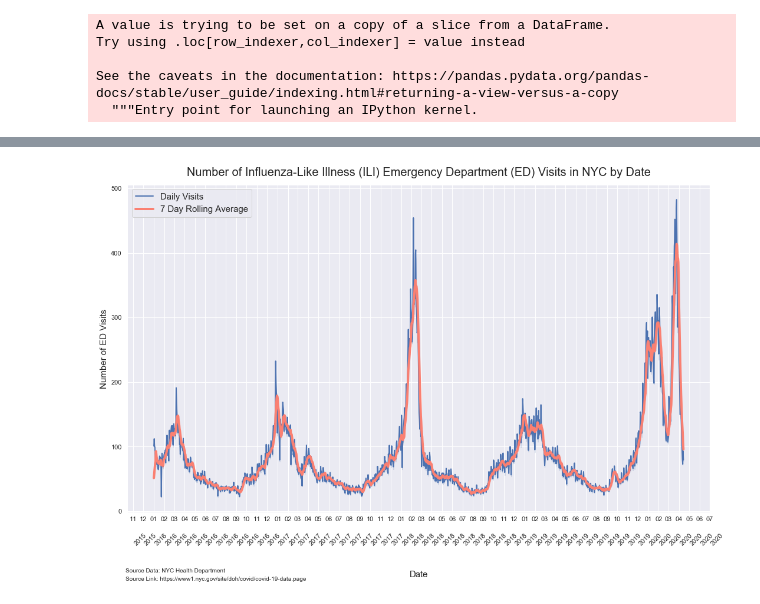
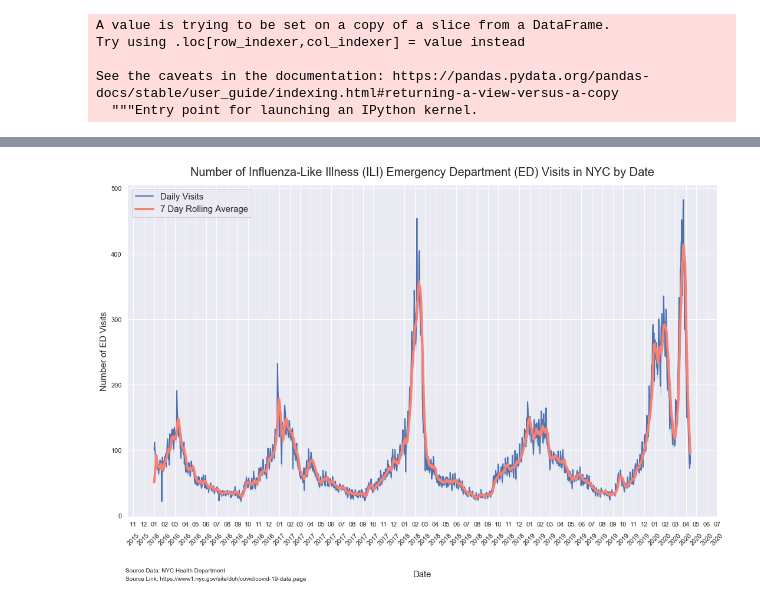
Before and after one commit to mebauer/covid-19-nyc, a Jupyter notebook: covid-19-nyc.ipynb, the cells around one changed output, grey strips where cells are left out. Saved outputs shown, nothing was run; the diff lists cells and outputs as text; code cells hidden in the pictures.

```diff
--- a/covid-19-nyc.ipynb
+++ b/covid-19-nyc.ipynb
@@ -664,32 +670,33 @@ txt2 = ('Source Link: https://www1.nyc.gov/site/doh/covid/covid-19-data.page')
 sns.lineplot(x="date",
             y="Count",
             color="C0",
             data=all_age_groups, linewidth=2, ci=False, label = 'Daily Visits')
 
 sns.lineplot(x="date",
             y="7_day_rolling_average",
             color="salmon",
             data=all_age_groups, linewidth=4, ci=False, label = '7 Day Rolling Average')
 
 ax1.xaxis.set_minor_locator(dates.MonthLocator())
 ax1.xaxis.set_minor_formatter(dates.DateFormatter('%m'))
 ax1.xaxis.grid(True, which="major")
 ax1.xaxis.set_major_locator(dates.MonthLocator())
-ax1.xaxis.set_major_formatter(dates.DateFormatter('\n\n\n%Y'))
+ax1.xaxis.set_major_formatter(dates.DateFormatter('%Y'))
 ax1.get_yaxis().set_major_formatter(matplotlib.ticker.FuncFormatter(lambda x, p: format(int(x), ',')))
 ax1.xaxis.labelpad = 40
 
 plt.xticks(rotation=45)
 ax1.grid(axis='x', which='minor')
+ax1.tick_params(axis='x', which='major', pad=20)
 
 leg = ax1.legend(loc='upper left', fontsize=15)
 
 ax1.set_xlabel('Date', fontsize=15)
 ax1.set_ylabel('Number of ED Visits', fontsize=15)
 plt.title('Number of Influenza-Like Illness (ILI) Emergency Department (ED) Visits in NYC by Date', pad = 15, fontsize=20)
 plt.figtext(0.05, 0.03, txt, wrap=True, horizontalalignment='left', fontsize=10)
 plt.figtext(0.05, 0.01, txt2, wrap=True, horizontalalignment='left', fontsize=10)
 
 plt.tight_layout()
 # %% [output]
-[figure, old version]
+[figure, new version]
```
Also changed, not shown: parts of 14 cells of this notebook, 2 other files.
